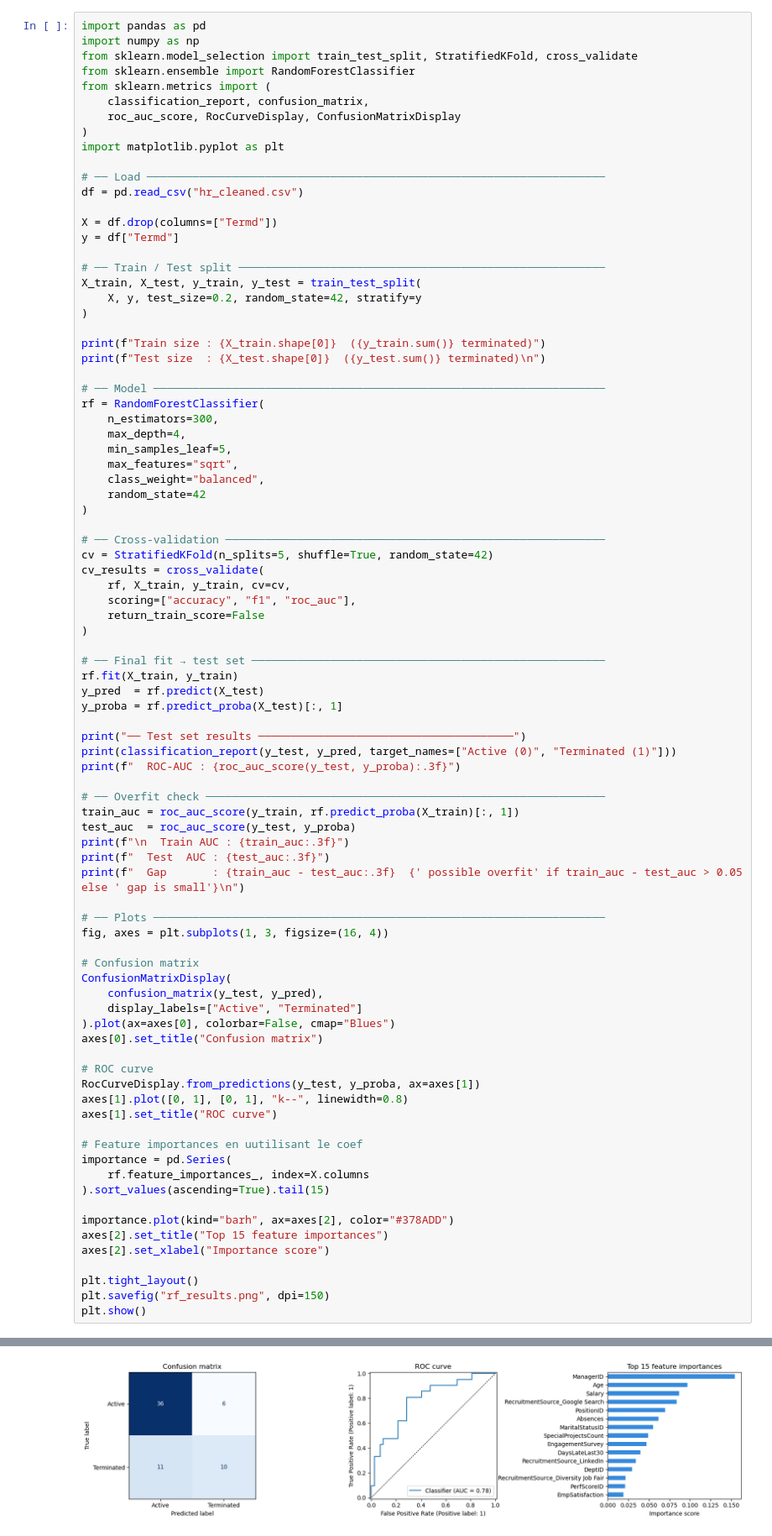
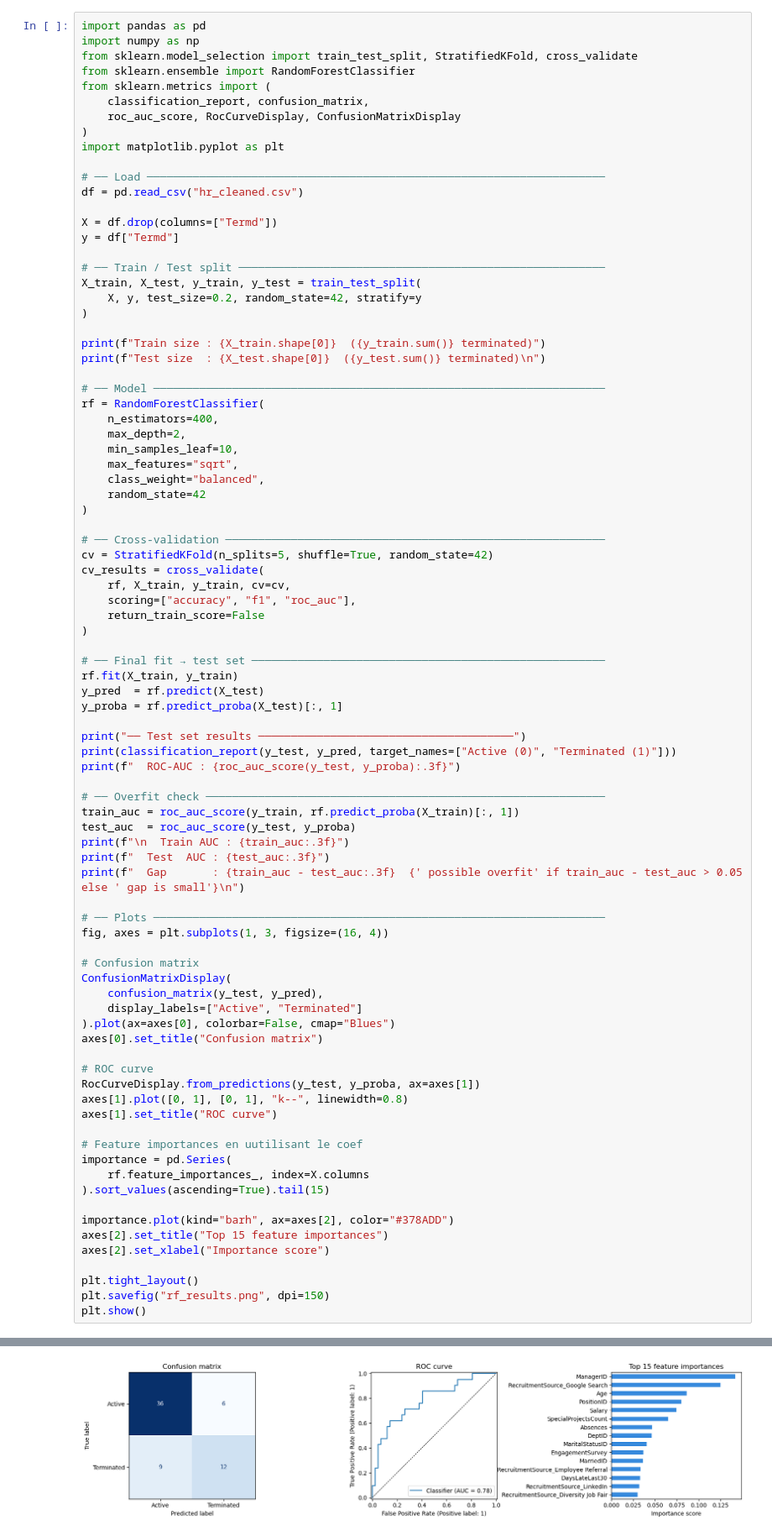
Before and after one commit to Beloowga/CAPGEMINI-HR-AI-Explainability, a Jupyter notebook: Models.ipynb, the cells around one changed output, grey strips where cells are left out. Shown at 84% size. Saved outputs shown, nothing was run; the diff lists cells and outputs as text.

```diff
--- a/Models.ipynb
+++ b/Models.ipynb
@@ -267,9 +267,9 @@ print(f"Test size  : {X_test.shape[0]}  ({y_test.sum()} terminated)\n")
 
 # ── Model ─────────────────────────────────────────────────────────────────────
 rf = RandomForestClassifier(
-    n_estimators=300,
-    max_depth=4,
-    min_samples_leaf=5,
+    n_estimators=400,
+    max_depth=2,
+    min_samples_leaf=10,
     max_features="sqrt",
     class_weight="balanced",
     random_state=42
@@ -348 +348 @@ Terminated (1)       0.62      0.48      0.54        21
-[figure, old version]
+[figure, new version]
```
Also changed, not shown: parts of 4 cells of this notebook.
